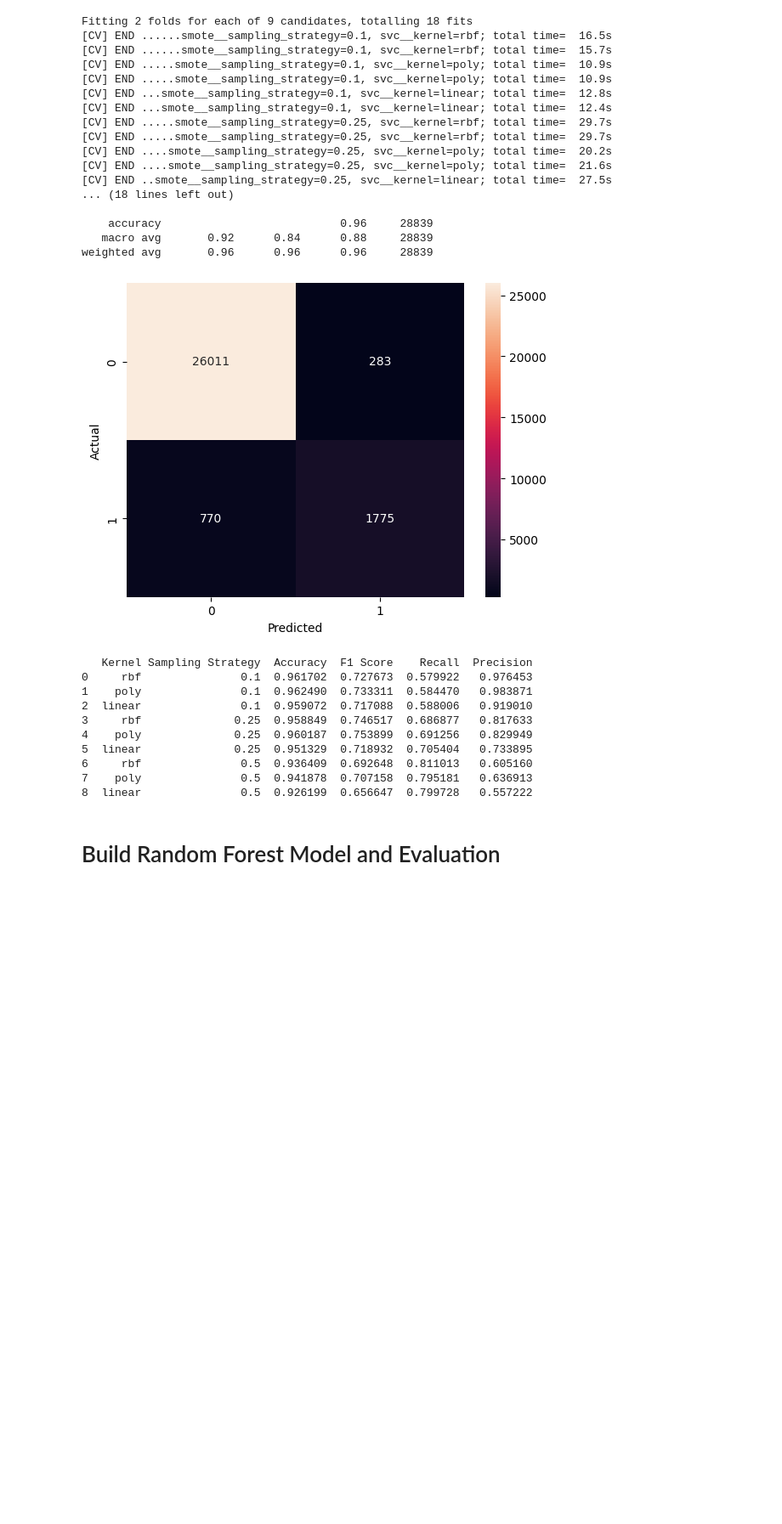
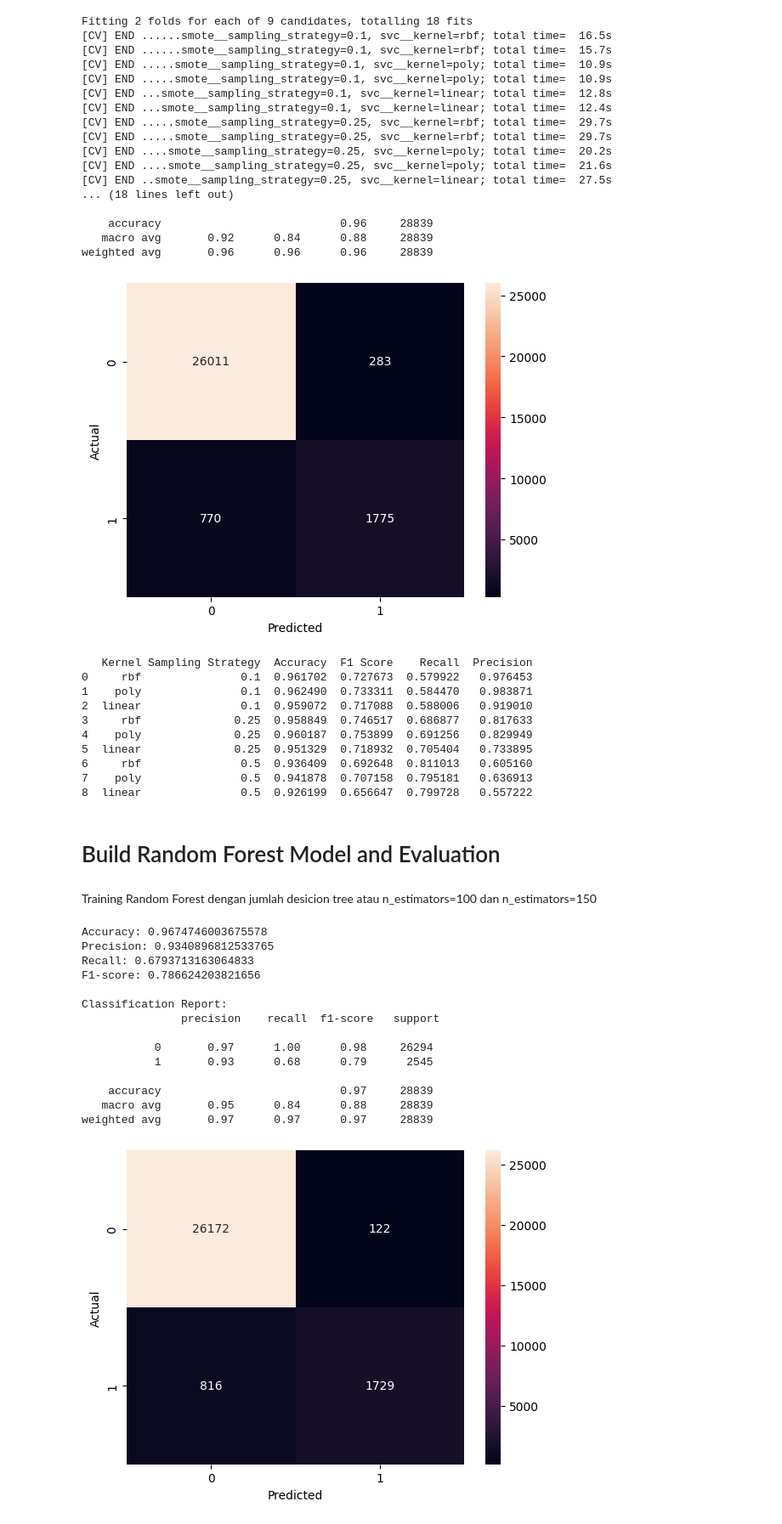
Before and after one commit to fihrizilhamr/Pemsin-FP-D2-2024, a Jupyter notebook: Pemsin_FP_D2_2024.ipynb, the cells around one changed output. Shown at 85% size. Drawn from its saved outputs; the diff is of its cells as text; code cells hidden in the pictures; blank space fills up the shorter version.

```diff
--- a/Pemsin_FP_D2_2024.ipynb
+++ b/Pemsin_FP_D2_2024.ipynb
@@ -73,8 +75,22 @@ def build_neural_network(X_train, y_train, layers, activation='relu', model_name
     print(f"Elapsed Time: {elapsed_time} seconds\n")
     return model
 
-def build_random_forest(X_train, y_train):
-    model = RandomForestClassifier()
+    # default parameters
+def build_rfc(X_train, y_train):
+    model = RandomForestClassifier(random_state=0)
+    model.fit(X_train, y_train)
+    return model
+
+    # with 150 decision-trees
+def build_rfc_150(X_train, y_train):
+    model = RandomForestClassifier(n_estimators=150, random_state=0)
+    model.fit(X_train, y_train)
+    return model
+
+    # balanced random forest classifier
+def build_brfc(X_train, y_train):
+    model = BalancedRandomForestClassifier(n_estimators=150, random_state=2)
+    model.fit(X_train, y_train)
     return model
 
 def evaluation(model, X_test, y_test, is_nn=False):
@@ -268,12 +298,14 @@ dtype: float64
 # %%
 scaler = StandardScaler()
 df_scaled = scaler.fit_transform(df.drop('diabetes', axis=1))
+Xr = df.drop(['diabetes'], axis=1)
 X = df_scaled
 y = df['diabetes']
 # %% [markdown]
 # Split data to data test and train
 # %%
 X_train, X_test, y_train, y_test = train_test_split(X, y, test_size=0.30, stratify=y)
+Xr_train, Xr_test, yr_train, yr_test = train_test_split(Xr, y, test_size=0.30, stratify=y)
 # %% [markdown]
 # Build Neural Network Model and Evaluation
 # %%
@@ -1163,3 +1511,25 @@ print(metrics_df)
 8  linear               0.5  0.926199  0.656647  0.799728   0.557222
 # %% [markdown]
 # Build Random Forest Model and Evaluation
+# %% [markdown]
+Training Random Forest dengan jumlah desicion tree atau n_estimators=100 dan n_estimators=150
+# %%
+# RFC model with default parameters
+rfc_model_def = build_rfc(Xr_train, yr_train)
+evaluation(rfc_model_def, Xr_test, yr_test)
+# %% [output]
+Accuracy: 0.9674746003675578
+Precision: 0.9340896812533765
+Recall: 0.6793713163064833
+F1-score: 0.786624203821656
+
+Classification Report:
+               precision    recall  f1-score   support
+
+           0       0.97      1.00      0.98     26294
+           1       0.93      0.68      0.79      2545
+
+    accuracy                           0.97     28839
+   macro avg       0.95      0.84      0.88     28839
+weighted avg       0.97      0.97      0.97     28839
+[figure, added]
```
Also changed, not shown: parts of 50 cells of this notebook.
